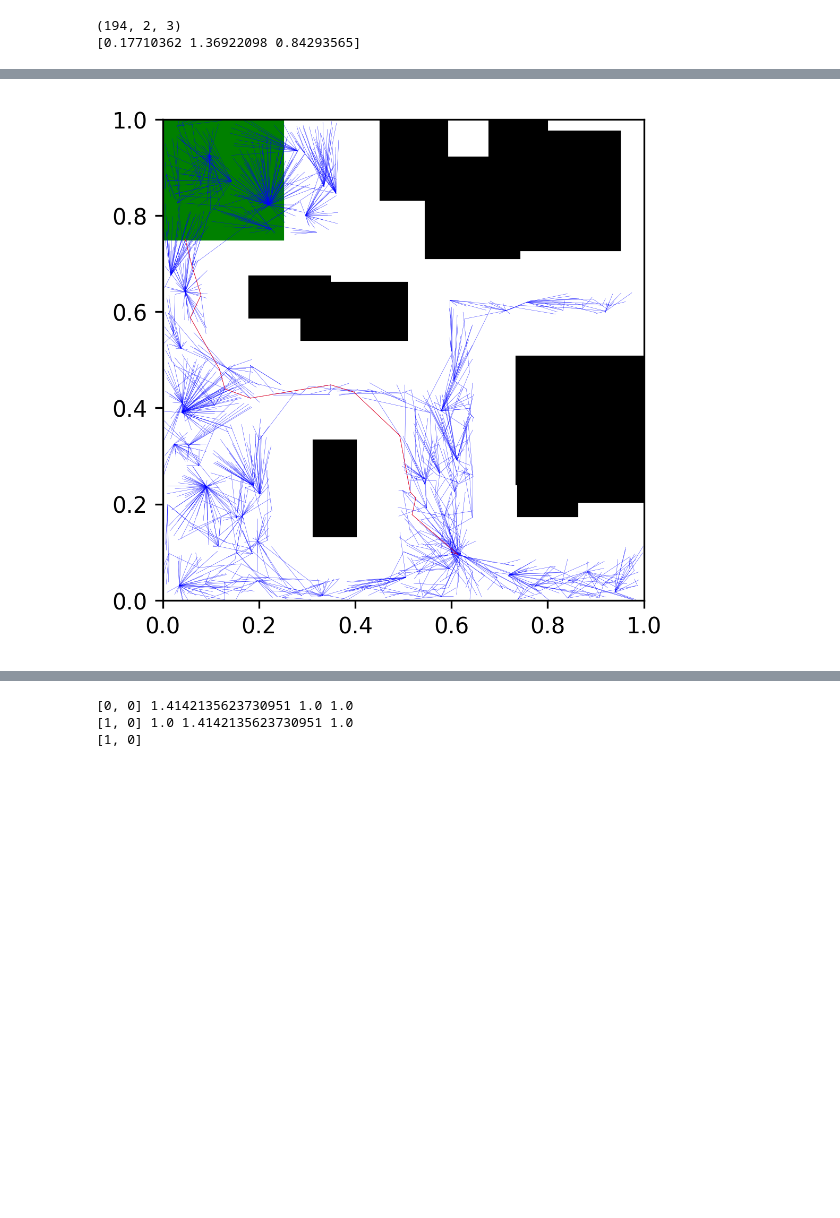
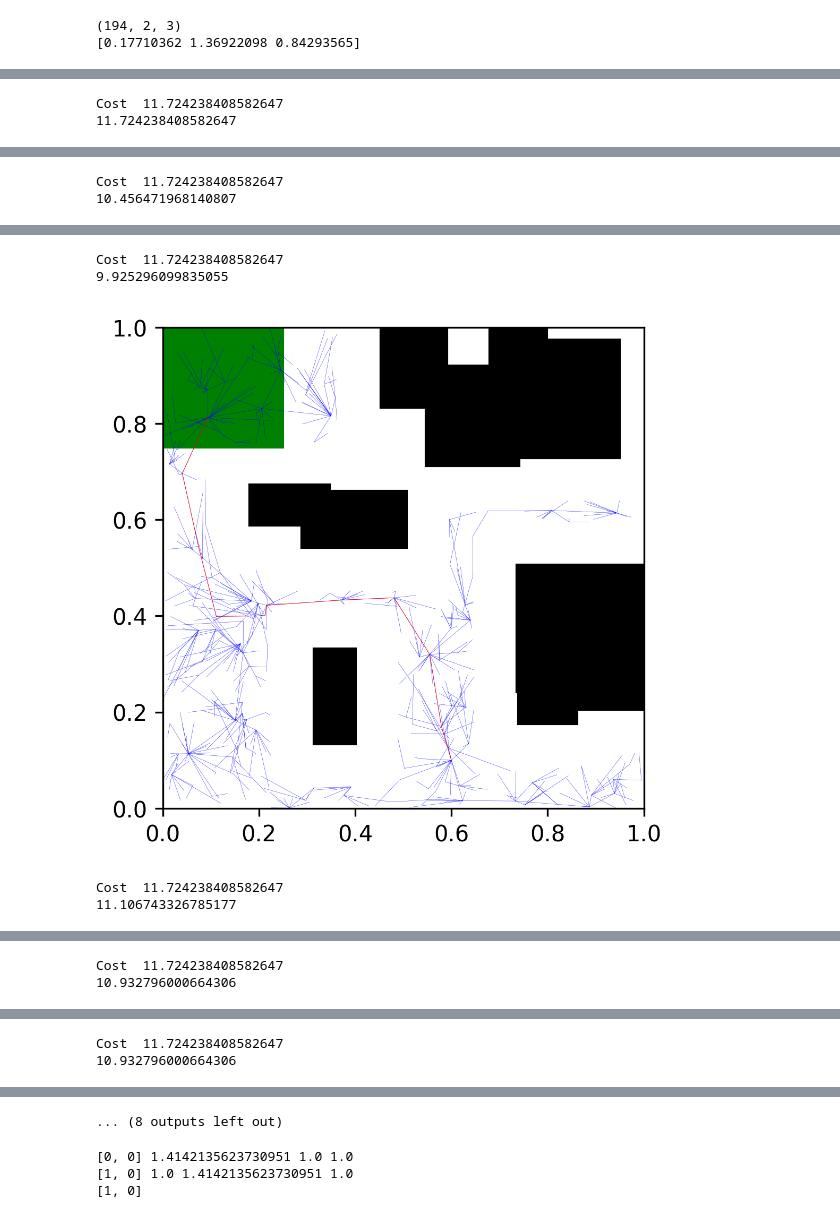
Before and after one commit to samer1248/ECE209AS-Lab2, a Jupyter notebook: project2.ipynb, the cells around one changed output, grey strips where cells are left out. Saved outputs shown, nothing was run; the diff lists cells and outputs as text; code cells hidden in the pictures; blank space fills up the shorter version.

```diff
--- a/project2.ipynb
+++ b/project2.ipynb
@@ -192,7 +209,7 @@ def execute_trajectory(xi,xt,duration = 1):
         control_seq[-1][0] = np.sign(ang1) * w_wheel_rpm
         control_seq[-1][1] = -np.sign(ang1)*w_wheel_rpm
         if t + t_ang1>duration:
-            ang2 = w_robot*np.sign(ang2)
+            ang2 = w_robot*np.sign(ang2)*(duration -t)
             control_seq[-1][2] = duration - t
             x_end[2] = (x_end[2] + ang2)%(2*np.pi)
             t = duration
@@ -489,12 +506,12 @@ def build_tree(Ev,xi,target_node = -1):
 def run_rrt(target,obstacles_list,dimensions = [2,2],xi = [1,0.25,0],seed = 0, evolution = -1):
         np.random.seed(seed)
         n_points = 1000
-        dbg_indx = 12
+        dbg_indx = -1
         # ax = show_world(obstacles_list)
 
         V = [xi]
         E = []
-        C = []
+        C = [0]
         target_found = False
         for i in range(n_points):
             xr = [np.random.uniform(0,world_size),np.random.uniform(0,world_size),np.random.uniform(-np.pi,np.pi)]
@@ -507,13 +524,12 @@ def run_rrt(target,obstacles_list,dimensions = [2,2],xi = [1,0.25,0],seed = 0, e
             d_min = 10000
             if  i==dbg_indx:
                 print(xr)
-            for x in V:
+            for x,cv in zip(V,C):
                 d = metric(xr,x)
-                if  i==dbg_indx:
-                    print(x,d)
                 if d < d_min:
                     d_min = d
                     x_min = x
+                    c_min = cv
             if  i==dbg_indx:
                 plt.plot(x_min[0],x_min[1],'bx')
 
@@ -528,13 +544,15 @@ def run_rrt(target,obstacles_list,dimensions = [2,2],xi = [1,0.25,0],seed = 0, e
 
             if not collision:
 
-
+                c_new = c_min +  metric2(x_min,x_new)
+                C.append(c_new)
                 V.append(x_new)
                 E.append([x_min,x_new])
 
                 if x_new[0]>target[0][0] and x_new[0]<target[0][0]+target[1][0] and x_new[1]>target[0][1] and x_new[1]<target[0][1]+target[1][1]:
                     print("Target Found")
                     print(x_new)
+                    print('Cost ',c_new)
                     x_final = x_new
                     break
         #         if x_new[0]>xx1 and x_new[0]<xx3 and x_new[1]>xx2 and x_new[1]<xx4:
@@ -557,11 +575,13 @@ def run_rrt(target,obstacles_list,dimensions = [2,2],xi = [1,0.25,0],seed = 0, e
         plot_rrt_evol(E)
         Ev = np.array(E)
         edge_list = build_tree(Ev,xi)
+        c=0
         for indx in edge_list:
             e = E[indx]
+            c+=metric2(e[0],e[1])
             ae = np.array(e)
             plt.plot(ae[:,0],ae[:,1],'r',linewidth =0.2)
         plt.show()
-
-run_rrt(target,obstacles_list,dimensions = [1,1],xi = [0.6,0.1,0],seed = 2, evolution = 100)
+        print("Cost ",c)
+run_rrt(target,obstacles_list,dimensions = [1,1],xi = [0.6,0.1,0],seed = 0, evolution = 250)
 # %% [output]
@@ -585,7 +596,7 @@ def find_neighbors(c,r,V):
     n = []
     for i in  range(len(V)):
         v = V[i]
-        if metric(c,v)<r:
+        if metric2(c,v)<r:
             n.append(i)
     return n
 def find_target(E,C,target):
@@ -634,25 +645,26 @@ def run_rrt_star(target,obstacles_list,dimensions = [2,2],seed = 0,xi = [1,0.25,
 
 
             d_new = d_min
-            c_new = c_min + d_min
+            c_new = c_min + metric2(x_min,x_new)
 
             c_min = 1000
-            neigbors = find_neighbors(x_new,1,V)
+            neigbors = find_neighbors(x_new,1.2,V)
             for i in  neigbors:
                 cv = C[i]
                 v = V[i]
-                d_new_v = metric(v,x_new)
+#                 d_new_v = metric2(v,x_new)
 #                 print(v,metric(v,x_new), metric(x_new,x_min), metric(v,x_min))
-                if  cv + metric(v,x_new) < metric(x_min,x_new) + c_min :
+                if  cv + metric2(v,x_new) < metric2(x_min,x_new) + c_min :
                     x_min = v
                     c_min = cv
-                    c_new = c_min +  metric(v,x_new)
+                    c_new = cv +  metric2(v,x_new)
             for i in  neigbors:
                 cv = C[i]
                 v = V[i]
                 e = E[i]
-                if  c_new + metric(v,x_new) < cv :
+                if  c_new + metric2(v,x_new) < cv :
                     E[i][0] = x_new
+                    C[i] = c_new + metric2(v,x_new)
 
             V.append(x_new)
             E.append([x_min,x_new])
@@ -669,18 +681,21 @@ def run_rrt_star(target,obstacles_list,dimensions = [2,2],seed = 0,xi = [1,0.25,
             plot_rrt_evol(E)
             if target_found:
                 ti = find_target(E,C,target)
-
+                print('Cost ',C[ti])
                 Ev = np.array(E)
                 edge_list = build_tree(Ev,xi,ti)
+                c = 0
                 for indx in edge_list:
                     e = E[indx]
+                    c+=metric2(e[0],e[1])
                     ae = np.array(e)
                     plt.plot(ae[:,0],ae[:,1],'r',linewidth =0.2)
+            print(c)
             plt.show()
     plot_rrt_evol(E)
 
     ti = find_target(E,C,target)
-
+    print('Cost ',C[ti])
     Ev = np.array(E)
     edge_list = build_tree(Ev,xi,ti)
     for indx in edge_list:
@@ -690,5 +705,7 @@ def run_rrt_star(target,obstacles_list,dimensions = [2,2],seed = 0,xi = [1,0.25,
     plt.show()
     return E
 
-E = run_rrt_star(target,obstacles_list,dimensions = [1,1],xi = [0.6,0.1,0],seed = 0, evolution = 1000)
+E = run_rrt_star(target,obstacles_list,dimensions = [1,1],xi = [0.6,0.1,0],seed = 1, evolution = 500)
 # %% [output]
+Cost  11.724238408582647
+11.724238408582647
@@ -695,0 +713,2 @@ E = run_rrt_star(target,obstacles_list,dimensions = [1,1],xi = [0.6,0.1,0],seed
+Cost  11.724238408582647
+10.456471968140807
@@ -697 +716,5 @@ E = run_rrt_star(target,obstacles_list,dimensions = [1,1],xi = [0.6,0.1,0],seed
+Cost  11.724238408582647
+9.925296099835055
-[figure, old version]
+[figure, new version]
+Cost  11.724238408582647
+11.106743326785177
@@ -697,0 +722,2 @@ E = run_rrt_star(target,obstacles_list,dimensions = [1,1],xi = [0.6,0.1,0],seed
+Cost  11.724238408582647
+10.932796000664306
@@ -697,0 +725,2 @@ E = run_rrt_star(target,obstacles_list,dimensions = [1,1],xi = [0.6,0.1,0],seed
+Cost  11.724238408582647
+10.932796000664306
@@ -698,3 +728,4 @@ E = run_rrt_star(target,obstacles_list,dimensions = [1,1],xi = [0.6,0.1,0],seed
+... (8 outputs left out)
 # %%
 plot_rrt_evol(E)
 Ev = np.array(E)
```
Also changed, not shown: parts of 6 cells of this notebook, 2 other files.
